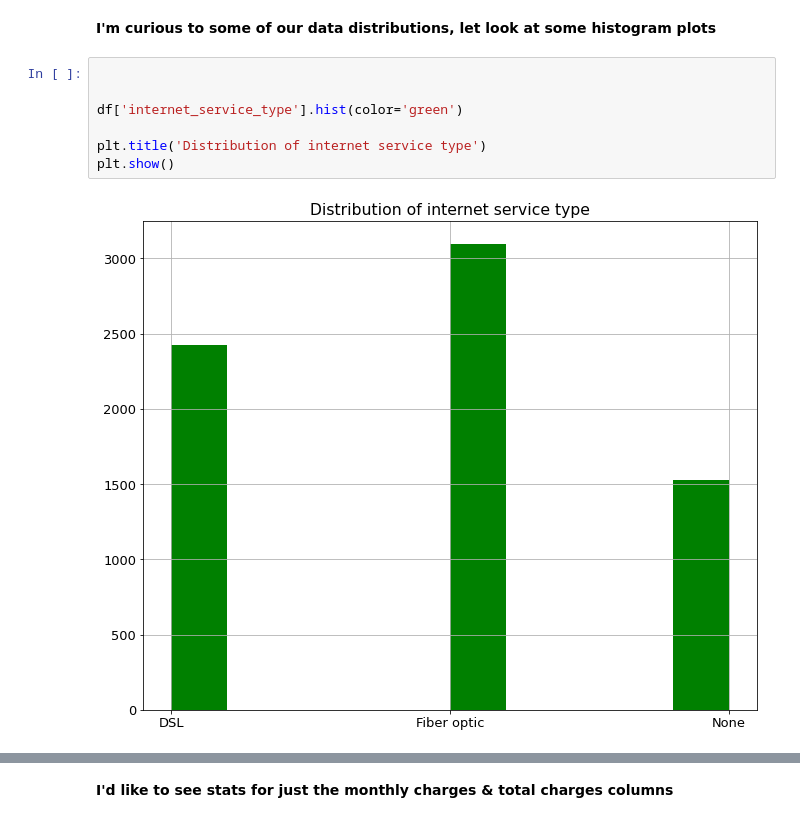
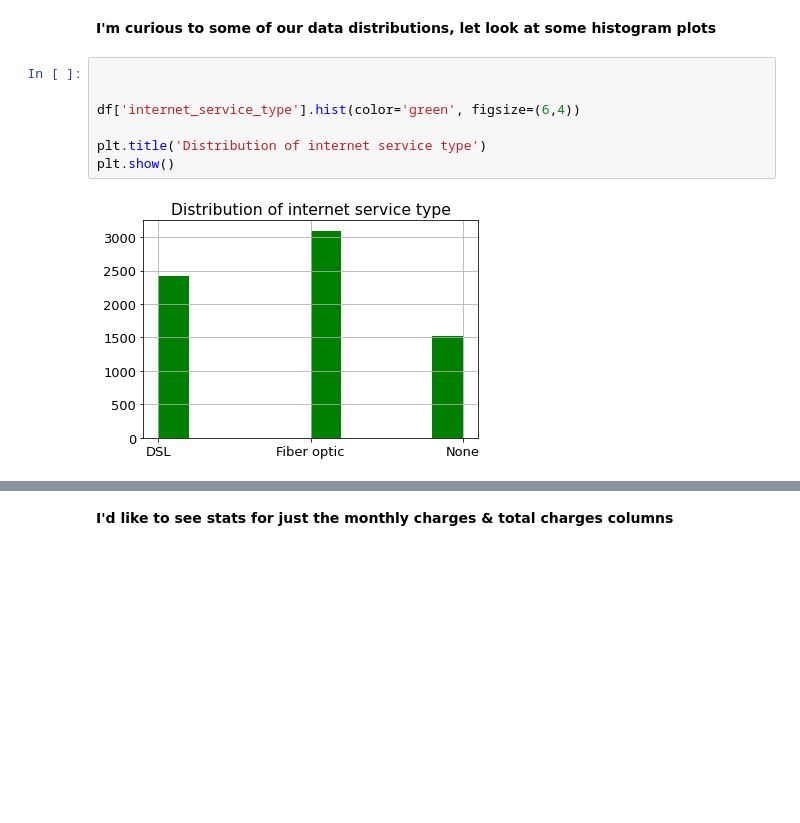
Before and after one commit to DBerchelmann/telco_classification_project, a Jupyter notebook: telco_classification_final-notebook.ipynb, the cells around one changed output, grey strips where cells are left out. Saved outputs shown, nothing was run; the diff lists cells and outputs as text; blank space fills up the shorter version.

```diff
--- a/telco_classification_final-notebook.ipynb
+++ b/telco_classification_final-notebook.ipynb
@@ -129,10 +148,10 @@ df.describe().T
 # %%
 
 
-df['internet_service_type'].hist(color='green')
+df['internet_service_type'].hist(color='green', figsize=(6,4))
 
 plt.title('Distribution of internet service type')
 plt.show()
 # %% [output]
-[figure, old version]
+[figure, new version]
 # %%
```
Also changed, not shown: parts of 47 cells of this notebook, 4 other files.
